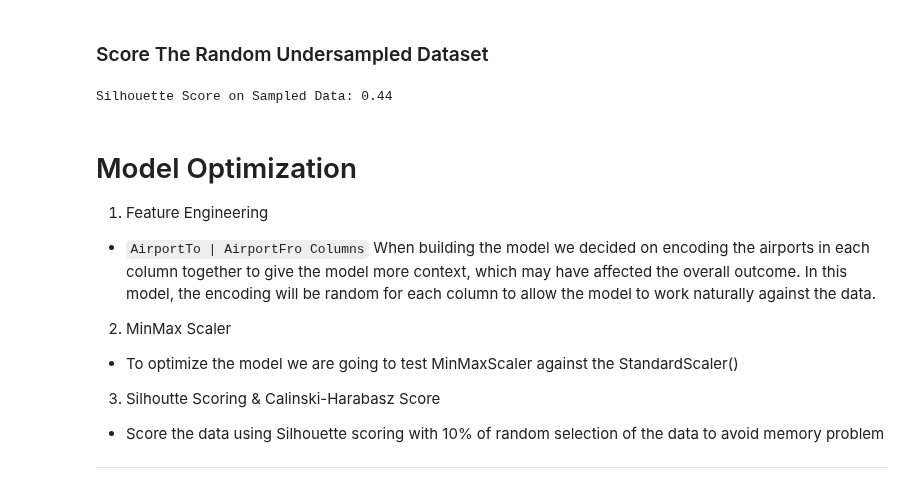
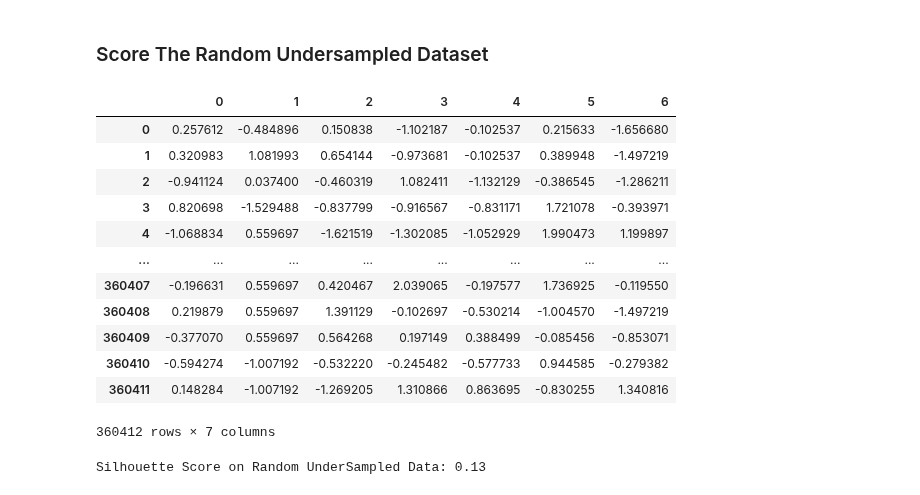
Before and after one commit to stacjstaton/ai-project2-flight-delay-predictions, a Jupyter notebook: jenn_models.ipynb, the cells around one changed output. Cells and saved outputs as stored; diff of their text form; code cells hidden in the pictures.

Commit message:
Optimization complete

```diff
--- a/jenn_models.ipynb
+++ b/jenn_models.ipynb
@@ -789,5 +788,22 @@ Silhouette Score on Sampled Data: 0.13
 # %% [markdown]
 ### Score The Random Undersampled Dataset
+# %%
+X_train_resampled = pd.DataFrame(X_train_resampled)
+X_train_resampled
+# %% [output]
+|  | 0 | 1 | 2 | 3 | 4 | 5 | 6 |
+| 0 | 0.257612 | -0.484896 | 0.150838 | -1.102187 | -0.102537 | 0.215633 | -1.656680 |
+| 1 | 0.320983 | 1.081993 | 0.654144 | -0.973681 | -0.102537 | 0.389948 | -1.497219 |
+| 2 | -0.941124 | 0.037400 | -0.460319 | 1.082411 | -1.132129 | -0.386545 | -1.286211 |
+| 3 | 0.820698 | -1.529488 | -0.837799 | -0.916567 | -0.831171 | 1.721078 | -0.393971 |
+| 4 | -1.068834 | 0.559697 | -1.621519 | -1.302085 | -1.052929 | 1.990473 | 1.199897 |
+| ... | ... | ... | ... | ... | ... | ... | ... |
+| 360407 | -0.196631 | 0.559697 | 0.420467 | 2.039065 | -0.197577 | 1.736925 | -0.119550 |
+| 360408 | 0.219879 | 0.559697 | 1.391129 | -0.102697 | -0.530214 | -1.004570 | -1.497219 |
+| 360409 | -0.377070 | 0.559697 | 0.564268 | 0.197149 | 0.388499 | -0.085456 | -0.853071 |
+| 360410 | -0.594274 | -1.007192 | -0.532220 | -0.245482 | -0.577733 | 0.944585 | -0.279382 |
+| 360411 | 0.148284 | -1.007192 | -1.269205 | 1.310866 | 0.863695 | -0.830255 | 1.340816 |
+360412 rows × 7 columns
 # %%
 # Step 1: Sample about 10% of the data
 X_resampled_training_sample = X_train_resampled.sample(n=40000, random_state=1)
@@ -807,13 +823,4 @@ sampled_labels = kmeans.predict(X_resampled_training_sample)
 silhouette = silhouette_score(X_resampled_training_sample, sampled_labels)
 print(f"Silhouette Score on Random UnderSampled Data: {silhouette:.2f}")
 # %% [output]
-Silhouette Score on Sampled Data: 0.44
+Silhouette Score on Random UnderSampled Data: 0.13
-# %% [markdown]
-# Model Optimization
-1. Feature Engineering
-* `AirportTo | AirportFro Columns` When building the model we decided on encoding the airports in each column together to give the model more context, which may have affected the overall outcome. In this model, the encoding will be random for each column to allow the model to work naturally against the data.
-2. MinMax Scaler
-* To optimize the model we are going to test MinMaxScaler against the StandardScaler()
-3. Silhoutte Scoring & Calinski-Harabasz Score
-* Score the data using Silhouette scoring with 10% of random selection of the data to avoid memory problem
----
```
Also changed, not shown: parts of 72 cells of this notebook, 1 other file.
